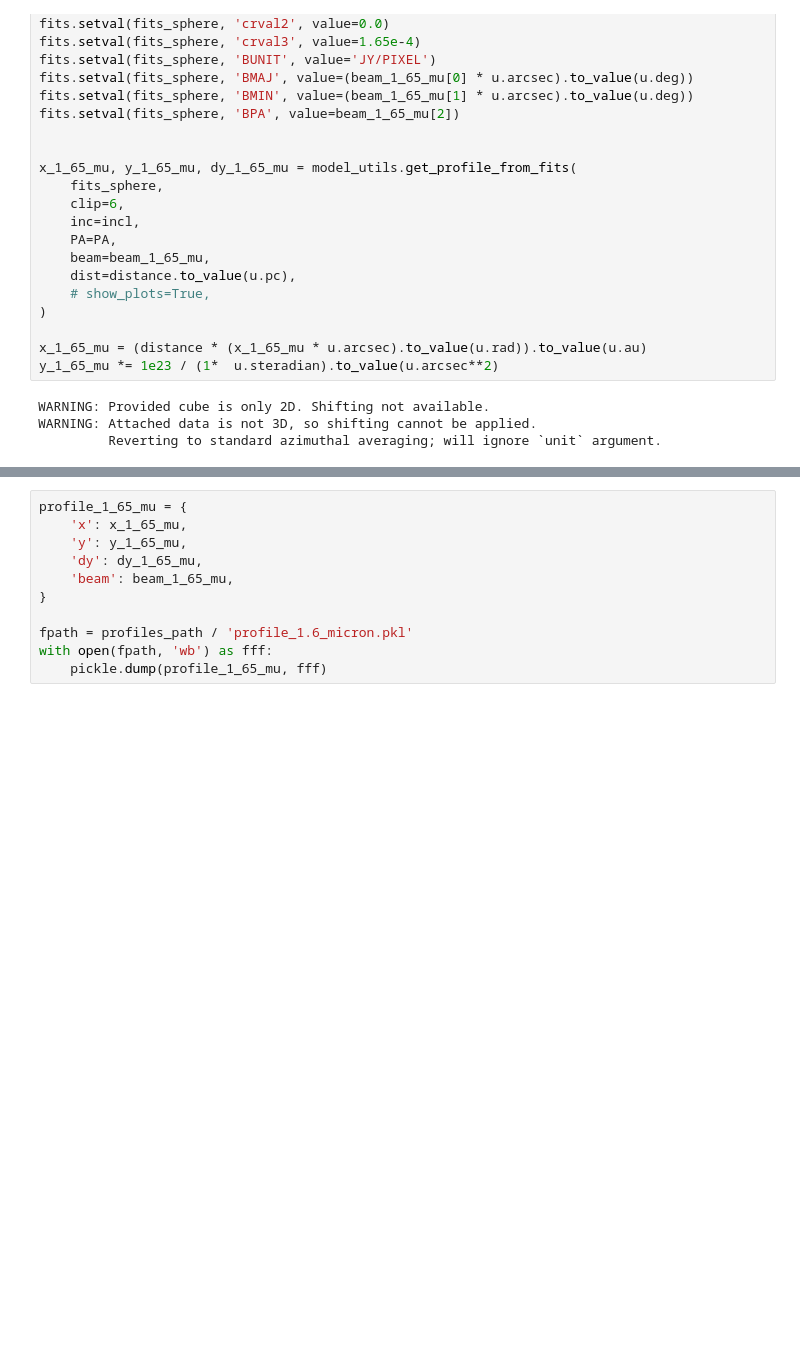
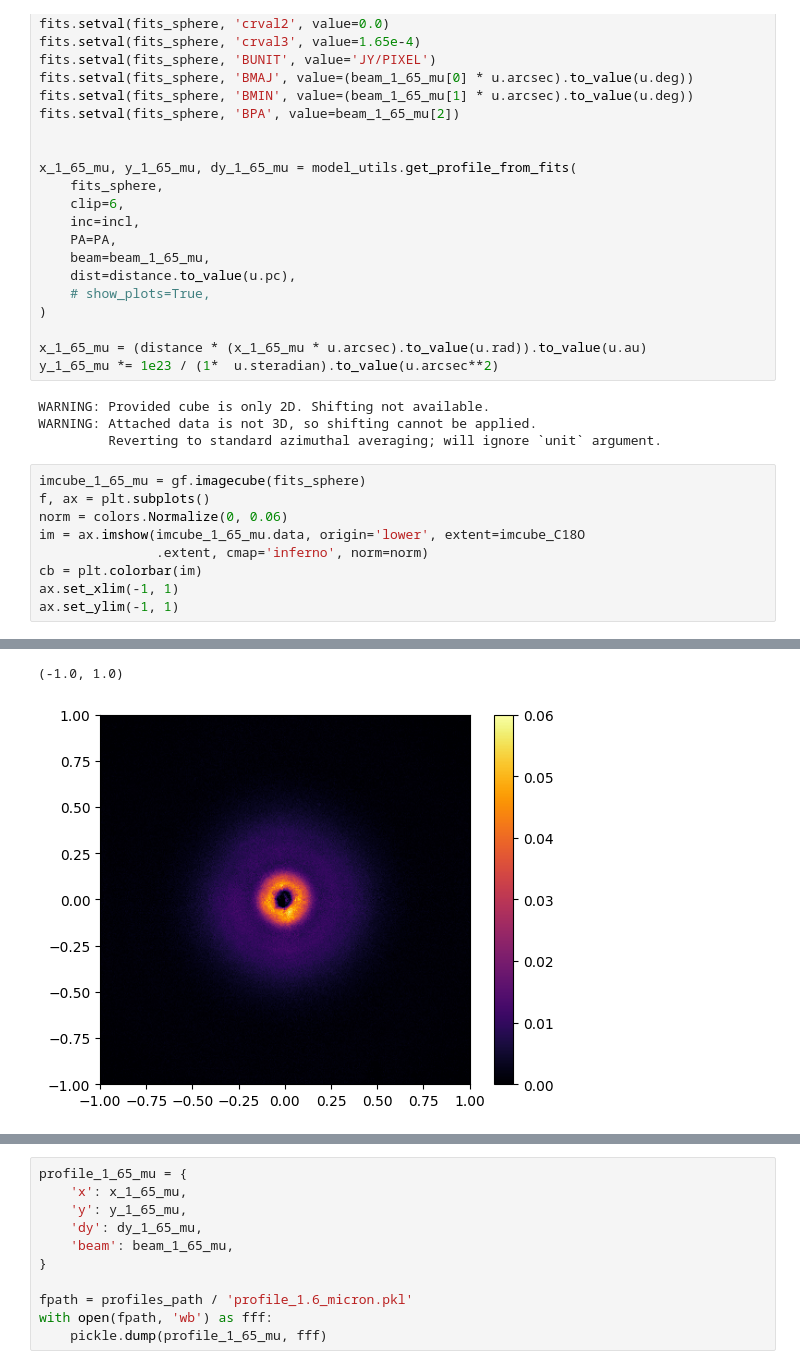
Before and after one commit to rfranceschi/disksimtool, a Jupyter notebook: observation_quicklook.ipynb, the cells around one changed output, grey strips where cells are left out. Cells and saved outputs as stored; diff of their text form; blank space fills up the shorter version.

```diff
--- a/observation_quicklook.ipynb
+++ b/observation_quicklook.ipynb
@@ -603,3 +603,13 @@ y_1_65_mu *= 1e23 / (1*  u.steradian).to_value(u.arcsec**2)
 WARNING: Provided cube is only 2D. Shifting not available.
 WARNING: Attached data is not 3D, so shifting cannot be applied.
          Reverting to standard azimuthal averaging; will ignore `unit` argument.
+# %%
+imcube_1_65_mu = gf.imagecube(fits_sphere)
+f, ax = plt.subplots()
+norm = colors.Normalize(0, 0.06)
+im = ax.imshow(imcube_1_65_mu.data, origin='lower', extent=imcube_C18O
+               .extent, cmap='inferno', norm=norm)
+cb = plt.colorbar(im)
+ax.set_xlim(-1, 1)
+ax.set_ylim(-1, 1)
+# %% [output]
@@ -606,3 +617,5 @@ WARNING: Attached data is not 3D, so shifting cannot be applied.
+(-1.0, 1.0)
+[figure, added]
 # %%
 f, ax = plt.subplots()
 
```
Also changed, not shown: parts of 19 cells of this notebook, 6 other files.
